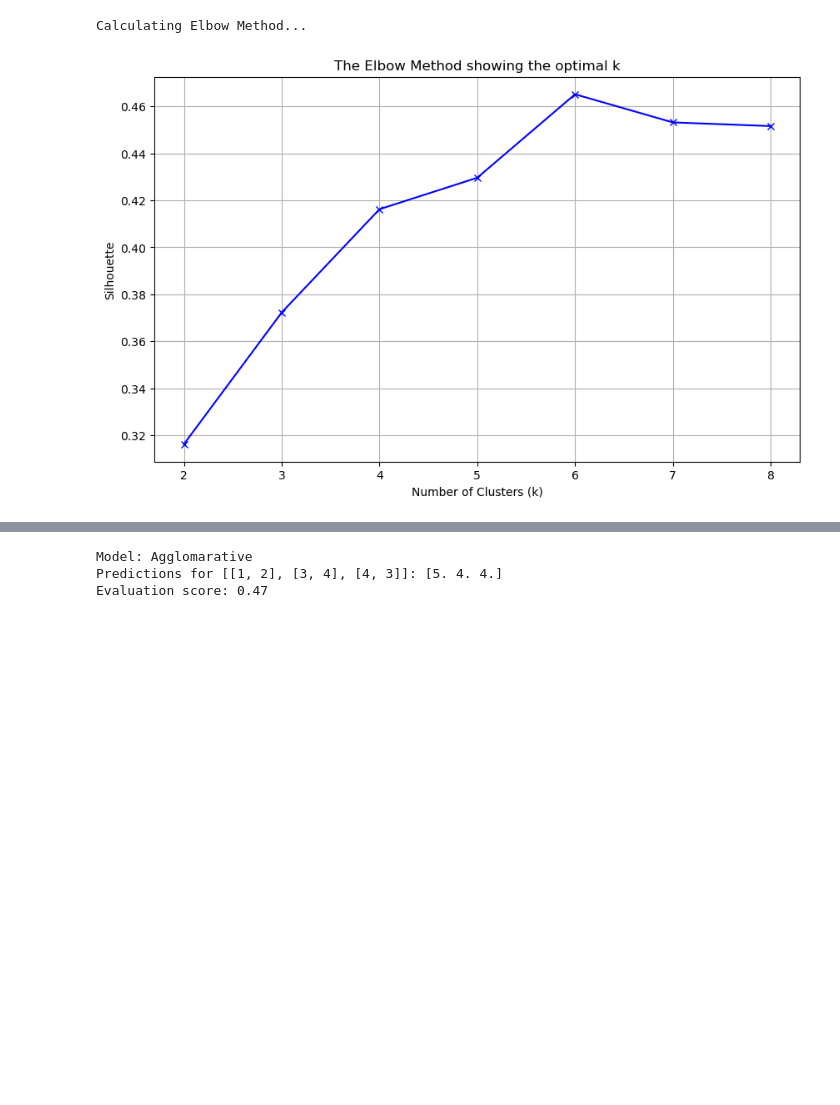
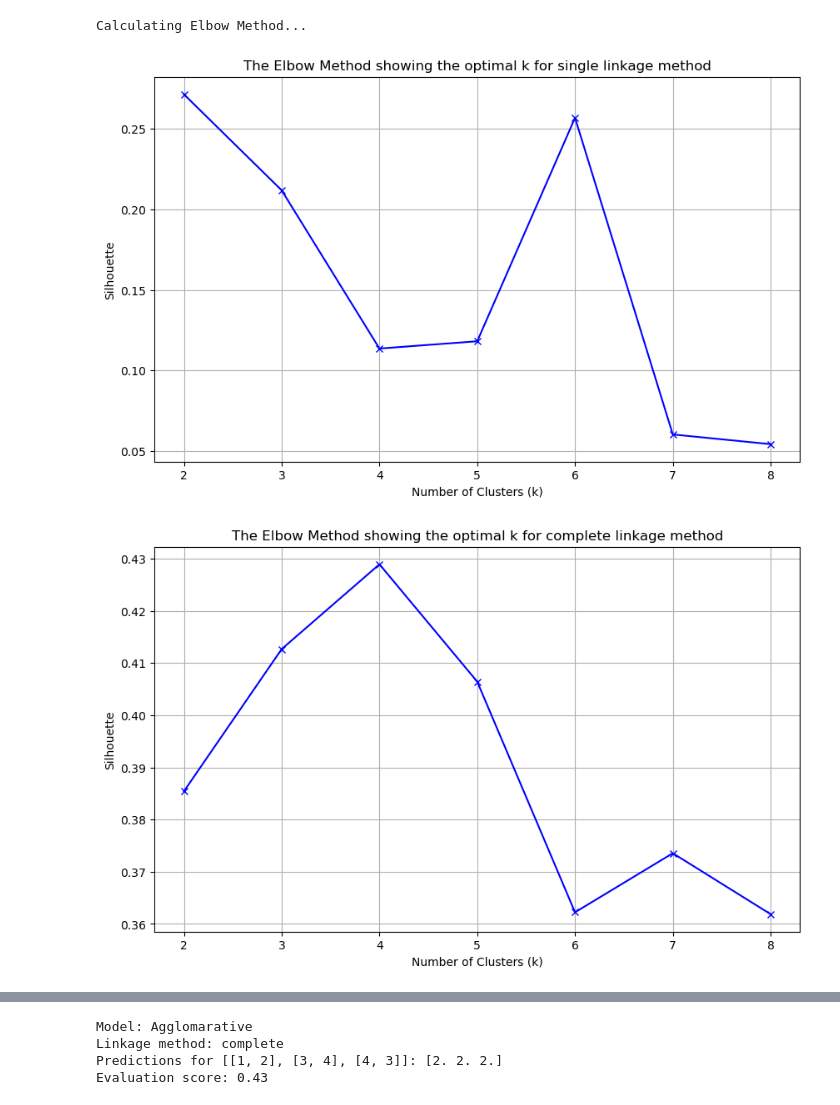
Before and after one commit to omarshaarawy111/Machine_Learning_Algorithms_From_Scratch, a Jupyter notebook: 14-Agglomerative Clustering.ipynb, the cells around one changed output, grey strips where cells are left out. Cells and saved outputs as stored; diff of their text form; code cells hidden in the pictures; blank space fills up the shorter version.

```diff
--- a/14-Agglomerative Clustering.ipynb
+++ b/14-Agglomerative Clustering.ipynb
@@ -203,38 +266,43 @@ class AgglomerativeClustering():
 # %%
 # For plotting purposes
 import matplotlib.pyplot as plt
 
 # Sample data
 # Create number of rows and random x and y matrices
 m = 100
 # Use rand then multiple by 2 to make sure the samples values are between 0 and 2 this would make sure we simulate feature scaling
 # Here we create 2 features
 X1 = 2 * np.random.rand(m, 1)
 X2 = 2 * np.random.rand(m, 1)
 # Combine features to create X matrix
 # We work only with x as y (label not exist)
 X = np.column_stack((X1, X2))
 
 # Test data with 2 rows
 X_new = np.array([[1,2], [3,4], [4,3]])
 
 # Get the best K using Elblow method
 print("Calculating Elbow Method...")
-# Collect all interia scores vs K
-inertias = []
+
 K = 9
-for cluster_no in range(1, K):
-    model = AgglomerativeClustering(n_clusters=cluster_no, linkage='average')
-    model.fit_predict(X)
-    inertias.append(model.silhouette_)
+# Apply default agglomerative with all possible parameters
+linkage_methods = ['single', 'complete', 'average', 'ward']
+for linkage_method in linkage_methods:
+    # Collect all silhouette scores vs K
+    silhouette_scores = []
+    for cluster_no in range(1, K):
+        model = AgglomerativeClustering(n_clusters=cluster_no, linkage=linkage_method)
+        model.fit_predict(X)
+        silhouette_scores.append(model.silhouette_)
 
-plt.figure(figsize=(10, 6))
-plt.plot(range(1, K), inertias, 'bx-')
-plt.xlabel('Number of Clusters (k)')
-plt.ylabel('Silhouette')
-plt.title('The Elbow Method showing the optimal k')
-plt.grid(True)
-plt.show()
+    plt.figure(figsize=(10, 6))
+    plt.plot(range(1, K), silhouette_scores, 'bx-')
+    plt.xlabel('Number of Clusters (k)')
+    plt.ylabel('Silhouette')
+    plt.title(f'The Elbow Method showing the optimal k for {linkage_method} linkage method')
+    plt.grid(True)
+    plt.show()
 # %% [output]
 Calculating Elbow Method...
-[figure, old version]
+[figure, new version]
+[figure, added]
@@ -241,15 +311,18 @@ Calculating Elbow Method...
 # %%
-# k = 6 is the best
-k = 6
+# k = 4 and complete method are the best silheutte score
+k = 4
+linkage_method = 'complete'
 
 print(f'Model: Agglomarative')
 # Get Agglomerative Clustering default object
-agg_model = AgglomerativeClustering(n_clusters=k, linkage='average')
+agg_model = AgglomerativeClustering(n_clusters=k, linkage=linkage_method)
 agg_model.fit_predict(X)
 pred = agg_model.predict(X_new)
+print(f'Linkage method: {linkage_method}')
 print(f'Predictions for {X_new.tolist()}: {pred}')
 print(f'Evaluation score: {agg_model.silhouette_:.2f}')
 # %% [output]
 Model: Agglomarative
-Predictions for [[1, 2], [3, 4], [4, 3]]: [5. 4. 4.]
-Evaluation score: 0.47
+Linkage method: complete
+Predictions for [[1, 2], [3, 4], [4, 3]]: [2. 2. 2.]
+Evaluation score: 0.43
```
Also changed, not shown: parts of 3 cells of this notebook, 1 other file.
